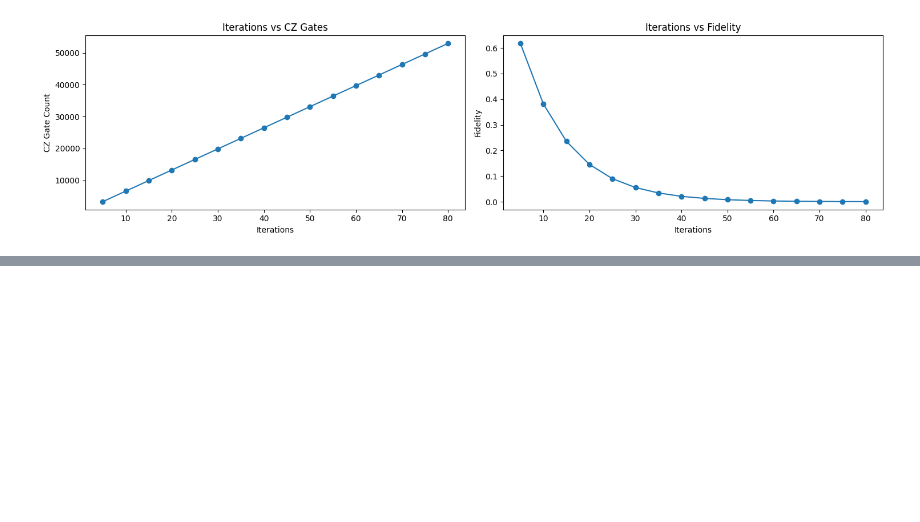
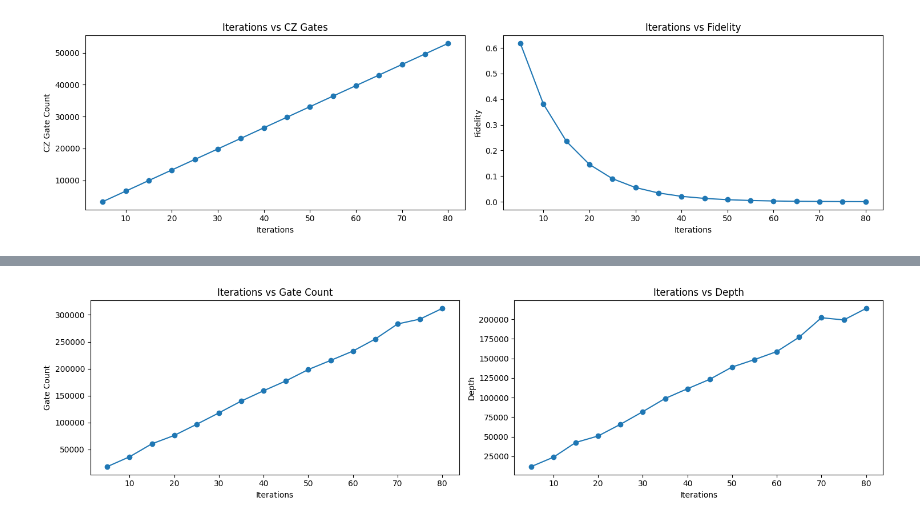
Before and after one commit to annkay108/Lindblad-Simulation-Neutral-Atom, a Jupyter notebook: neutral_atom/mqt_hybridMap.ipynb, the cells around one changed output, grey strips where cells are left out. Cells and saved outputs as stored; diff of their text form; code cells hidden in the pictures; blank space fills up the shorter version.

```diff
--- a/neutral_atom/mqt_hybridMap.ipynb
+++ b/neutral_atom/mqt_hybridMap.ipynb
@@ -45,7 +45,7 @@ def build_circuit(no_of_iterations):
             break
 
     basis_gates = ["rx", "rz", "cz", "swap"]
-    return transpile(qc, basis_gates=basis_gates, optimization_level=0)
+    return transpile(qc, basis_gates=basis_gates, optimization_level=3)
 
 
 # --------------------------------------------------
@@ -91,9 +91,9 @@ Path("data").mkdir(exist_ok=True)
 for it in range(5, 81, 5):
     print(f"Running iteration count = {it}")
 
-    # qc = build_circuit(it)
+    qc = build_circuit(it)
     qasm_path = f"data/tmp_{it}.qasm"
-    # save_qiskit_as_qasm(qc, qasm_path)
+    save_qiskit_as_qasm(qc, qasm_path)
 
     circ = load(qasm_path)
 
@@ -148,3 +148,72 @@ Iterations: 75, CZ Gates: 49650.0, Fidelity: 0.0007297168482861544
 Running iteration count = 80
 Iterations: 80, CZ Gates: 52960.0, Fidelity: 0.00044921042294591903
 [figure]
+# %%
+from qiskit import QuantumCircuit, transpile
+from qiskit.transpiler import CouplingMap
+import sys
+from pathlib import Path
+import matplotlib.pyplot as plt
+
+sys.path.append("../numerical_simulation/")
+import utils
+
+def build_circuit(no_of_iterations):
+    dilated_unitary, n_qubits = utils.load_unitary_matrices()
+    total_qubits = n_qubits + no_of_iterations
+
+    ancilla_idx = 0
+    qc = QuantumCircuit(total_qubits)
+
+    for i, U_s in enumerate(dilated_unitary):
+        qc.unitary(U_s, range(n_qubits), label=f"U_{i}")
+        if i % 2 == 1:
+            qc.swap(0, n_qubits + ancilla_idx)
+            ancilla_idx += 1
+        if ancilla_idx == no_of_iterations:
+            break
+
+    return qc
+
+coupling_map = CouplingMap.from_grid(10, 10)
+
+basis_gates = ["rx", "rz", "cz", "swap"]
+
+iterations = []
+gate_counts = []
+depth = []
+
+for it in range(5, 81, 5):
+    print(f"Running iteration count = {it}")
+    qc = build_circuit(it)
+
+    transpiled_circuit = transpile(qc, coupling_map=coupling_map, basis_gates=basis_gates, optimization_level=1)
+
+    print(
+        f"Iterations: {it}, Gate Count: {transpiled_circuit.size()}, Depth: {transpiled_circuit.depth()}"
+    )
+
+    iterations.append(it)
+    gate_counts.append(transpiled_circuit.size())
+    depth.append(transpiled_circuit.depth())
+
+# --------------------------------------------------
+# Plotting
+# --------------------------------------------------
+plt.figure(figsize=(15, 4))
+
+plt.subplot(1, 2, 1)
+plt.plot(iterations, gate_counts, marker="o")
+plt.xlabel("Iterations")
+plt.ylabel("Gate Count")
+plt.title("Iterations vs Gate Count")
+
+plt.subplot(1, 2, 2)
+plt.plot(iterations, depth, marker="o")
+plt.xlabel("Iterations")
+plt.ylabel("Depth")
+plt.title("Iterations vs Depth")
+
+plt.tight_layout()
+plt.show()
+# %% [output]
@@ -150,0 +237 @@ Iterations: 80, CZ Gates: 52960.0, Fidelity: 0.00044921042294591903
+[figure, added]
```
Also changed, not shown: parts of 1 cell of this notebook, 11 other files.
